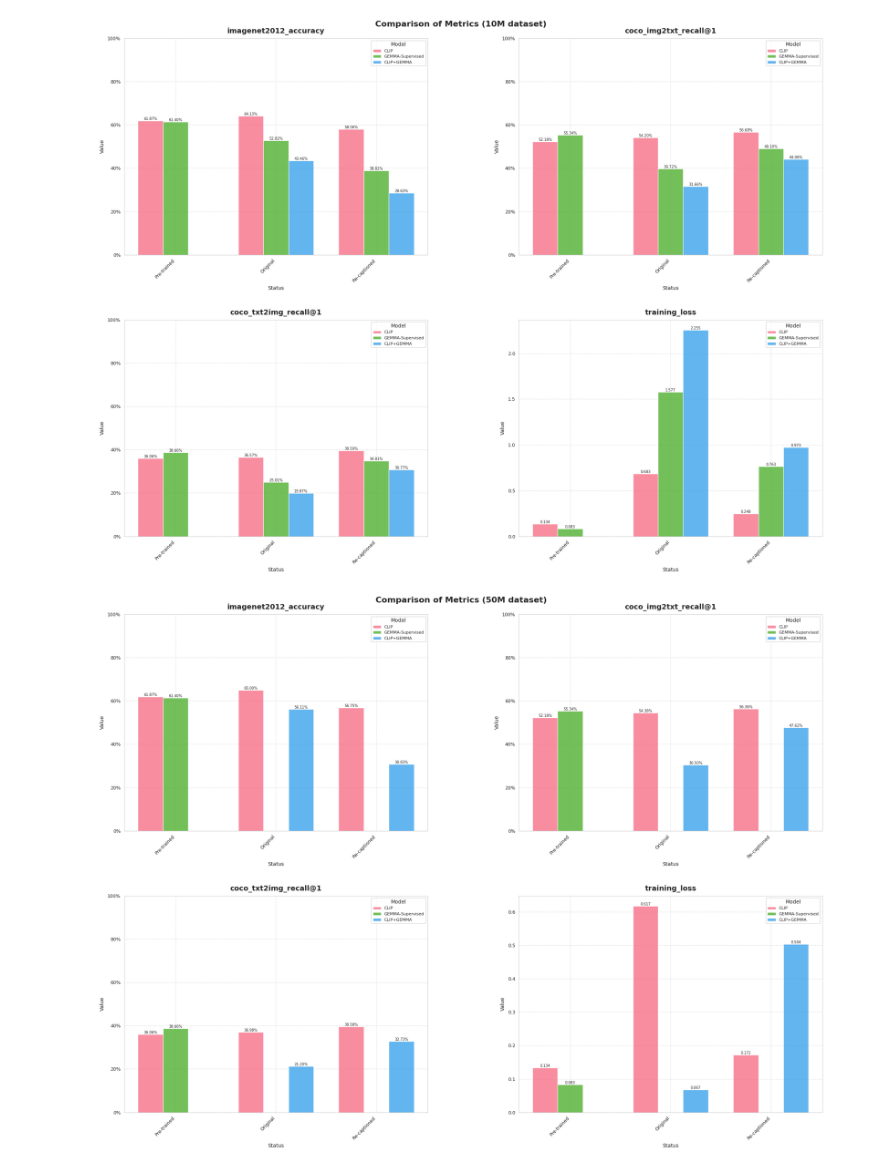
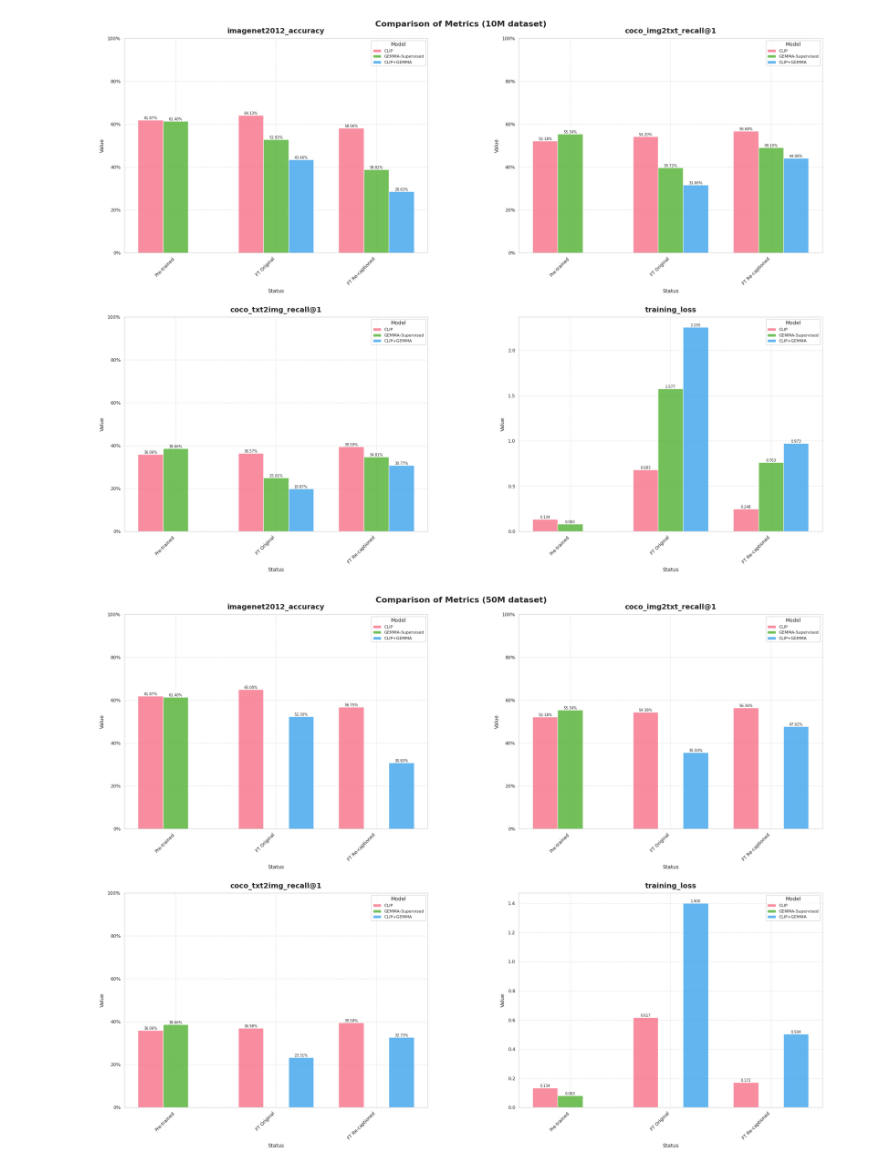
Before and after one commit to LLM-supervised-Vision/big_vision, a Jupyter notebook: scripts/20241003_plotting_FT_bars.ipynb, the cells around one changed output. Cells and saved outputs as stored; diff of their text form; code cells hidden in the pictures.

Commit message:
plotting FT bars: - clarify the experiment names - display the comparable clip+gemma 50M recapF experiment

```diff
--- a/scripts/20241003_plotting_FT_bars.ipynb
+++ b/scripts/20241003_plotting_FT_bars.ipynb
@@ -16,8 +16,8 @@ datacomp_recap_10M = {
 }
 
 datacomp_recap_50M = {
-    # "FT_clip+gemma_50M_recapF": "gs://us-central2-storage/tensorflow_datasets/post-training-datacomp-recap/clip_s3b_bs16k+gemma2b_lr1e-5_wd0.0_bs16k_epoch5_warm0.03_recapFalse_50M_10-03_0440",
-    "FT_clip+gemma_50M_recapF": "gs://us-central2-storage/tensorflow_datasets/post-training-datacomp-recap/clip_s3b_bs16k+gemma_lr2e-5_wd1e-7_bs16k_epoch20_warm0.03_50M_recapFalse_10-04_1706",
+    "FT_clip+gemma_50M_recapF": "gs://us-central2-storage/tensorflow_datasets/post-training-datacomp-recap/clip_s3b_bs16k+gemma2b_lr1e-5_wd0.0_bs16k_epoch5_warm0.03_recapFalse_50M_10-03_0440",
+    # "FT_clip+gemma_50M_recapF": "gs://us-central2-storage/tensorflow_datasets/post-training-datacomp-recap/clip_s3b_bs16k+gemma_lr2e-5_wd1e-7_bs16k_epoch20_warm0.03_50M_recapFalse_10-04_1706",
     "FT_clip+gemma_50M_recapT": "gs://us-central2-storage/tensorflow_datasets/post-training-datacomp-recap/clip_s3b_bs16k+gemma2b_lr1e-5_wd0.0_bs16k_epoch5_warm0.03_recapTrue_50M_10-03_0440",
     "FT_clip_50M_recapF": "gs://us-central2-storage/tensorflow_datasets/post-training-datacomp-recap/clip_s3b_bs16k_lr1e-5_wd0.0_bs16k_epoch5_warm0.03_recapFalse_50M_10-02_2028",
     "FT_clip_50M_recapT": "gs://us-central2-storage/tensorflow_datasets/post-training-datacomp-recap/clip_s3b_bs16k_lr1e-5_wd0.0_bs16k_epoch5_warm0.03_recapTrue_50M_10-02_2028",
@@ -57,7 +57,7 @@ def prepare_plot_data(all_metrics, dataset_size, pre_trained_metrics=None):
     plot_data = []
     for exp, metrics in all_metrics.items():
         model_type = 'CLIP' if 'clip_recap' in exp or 'clip_50M' in exp else ('CLIP+GEMMA' if 'clip+gemma' in exp else 'GEMMA-Supervised')
-        recap = 'Re-captioned' if 'recapT' in exp else 'Original'
+        recap = 'FT Re-captioned' if 'recapT' in exp else 'FT Original'
 
         for metric, value in metrics.items():
             plot_data.append({
@@ -100,7 +100,7 @@ def create_beautiful_plots(df, dataset_size):
             x = np.arange(len(metrics))
             width = 0.25
 
-            for j, status in enumerate(['Pre-trained', 'Original', 'Re-captioned']):
+            for j, status in enumerate(['Pre-trained', 'FT Original', 'FT Re-captioned']):
                 values = [model_data[(model_data['Metric'] == metric) & (model_data['Recap'] == status)]['Value'].values[0]
                           if not model_data[(model_data['Metric'] == metric) & (model_data['Recap'] == status)].empty
                           else 0 for metric in metrics]
@@ -272,7 +272,7 @@ def create_beautiful_plots(df, dataset_size):
 
         ax.set_title(metric.split('/')[-1], fontsize=14, fontweight='bold', pad=10)
         ax.set_xticks(x + 0.25)
-        ax.set_xticklabels(['Pre-trained', 'Original', 'Re-captioned'], rotation=45, ha='right')
+        ax.set_xticklabels(['Pre-trained', 'FT Original', 'FT Re-captioned'], rotation=45, ha='right')
         ax.set_xlabel('Status', fontsize=10, labelpad=5)
         ax.set_ylabel('Value', fontsize=10, labelpad=5)
         ax.legend(title='Model', title_fontsize='10', fontsize='8', loc='upper right')
@@ -287,35 +287,35 @@ def create_beautiful_plots(df, dataset_size):
     plt.tight_layout()
     plt.subplots_adjust(top=0.92, hspace=0.3, wspace=0.3)
     plt.show()
 
 # Collect and process data for both 10M and 50M experiments
 all_metrics_10M = {exp: get_final_metrics(exp, datacomp_recap_10M) for exp in datacomp_recap_10M.keys()}
 all_metrics_50M = {exp: get_final_metrics(exp, datacomp_recap_50M) for exp in datacomp_recap_50M.keys()}
 pre_trained_metrics = {exp: get_final_metrics(exp, pre_trained_models) for exp in pre_trained_models.keys()}
 
 df_10M = prepare_plot_data(all_metrics_10M, 10, pre_trained_metrics)
 df_50M = prepare_plot_data(all_metrics_50M, 50, pre_trained_metrics)
 
 # Create beautiful plots for 10M and 50M experiments
 create_beautiful_plots(df_10M, 10)
 create_beautiful_plots(df_50M, 50)
 
 # Print the results
 for dataset, df in [("10M", df_10M), ("50M", df_50M)]:
     print(f"\n{dataset} Dataset Results:")
     for model in df['Model'].unique():
         print(f"\n{model}:")
         for metric in df['Metric'].unique():
             for recap in df['Recap'].unique():
                 values = df[(df['Model'] == model) & (df['Metric'] == metric) & (df['Recap'] == recap)]['Value']
                 if not values.empty:
                     value = values.values[0]
                     print(f"  {metric} ({recap}): {value:.4f}")
                 else:
                     print(f"  {metric} ({recap}): No data")
 # %% [output]
-[figure, old version]
+[figure, new version]
-[figure, old version]
+[figure, new version]
 10M Dataset Results:
 
 CLIP+GEMMA:
```
Also changed, not shown: parts of 2 cells of this notebook.
